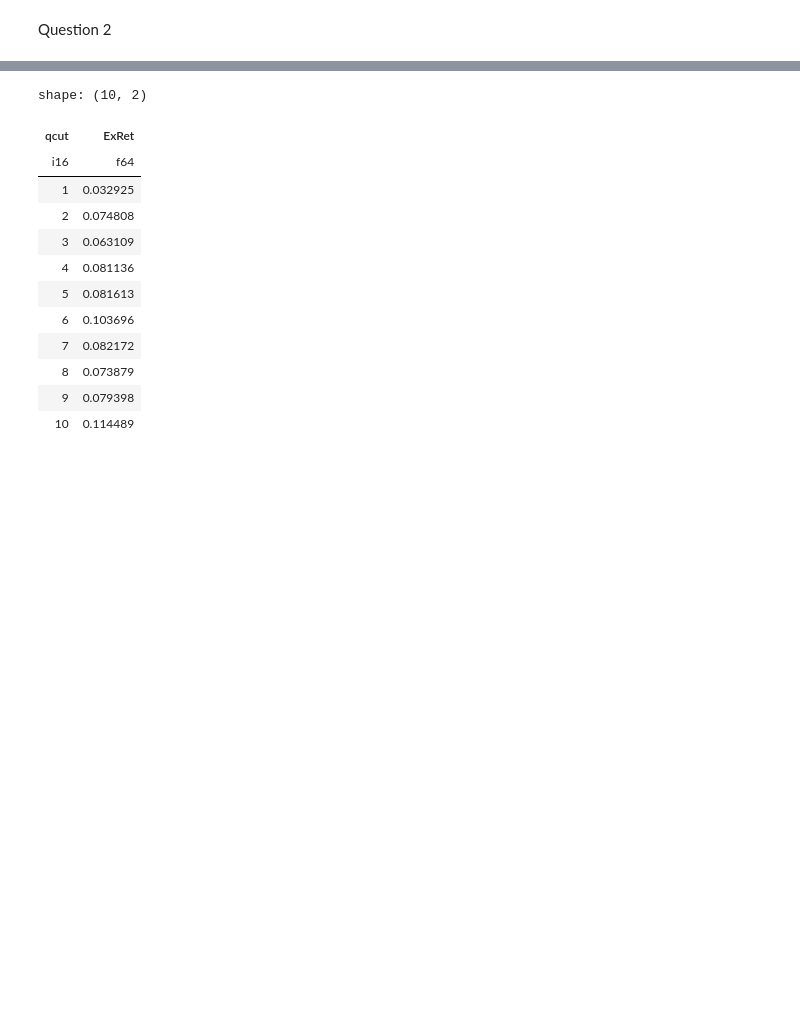
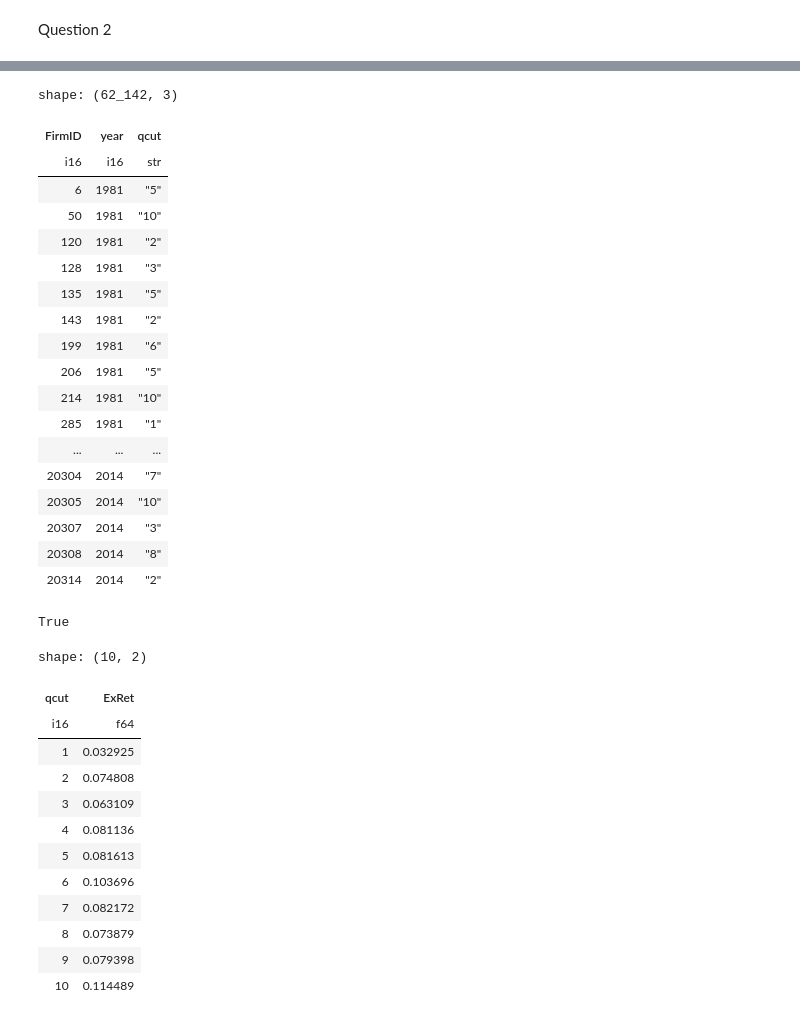
Before and after one commit to Huanyu-Liu/machine_learning, a Jupyter notebook: hw1/hw1.ipynb, the cells around one changed output, grey strips where cells are left out. Saved outputs shown, nothing was run; the diff lists cells and outputs as text; code cells hidden in the pictures; blank space fills up the shorter version.

```diff
--- a/hw1/hw1.ipynb
+++ b/hw1/hw1.ipynb
@@ -157,3 +162,30 @@ shape: (62_142, 18)
+# %%
+result_dl2
+# %% [output]
+shape: (62_142, 3)
+| FirmID | year | qcut |
+| i16 | i16 | str |
+| 6 | 1981 | "5" |
+| 50 | 1981 | "10" |
+| 120 | 1981 | "2" |
+| 128 | 1981 | "3" |
+| 135 | 1981 | "5" |
+| 143 | 1981 | "2" |
+| 199 | 1981 | "6" |
+| 206 | 1981 | "5" |
+| 214 | 1981 | "10" |
+| 285 | 1981 | "1" |
+| ... | ... | ... |
+| 20304 | 2014 | "7" |
+| 20305 | 2014 | "10" |
+| 20307 | 2014 | "3" |
+| 20308 | 2014 | "8" |
+| 20314 | 2014 | "2" |
+# %%
+result_dl_test.frame_equal(result_dl2)
+# result_dl_test.join(result_dl2, on=["FirmID", "year"]).filter(pl.col("qcut") == pl.col("qcut_right"))
+# %% [output]
+True
 # %%
 vw_issuance = result_dl.group_by(["qcut", "year"]).agg((pl.col("ExRet") * pl.col("MEwt")).sum() / pl.sum("MEwt"))
 vw_issuance = vw_issuance.group_by("qcut").agg(pl.col("ExRet").mean()).cast({"qcut": pl.Int16}).sort("qcut")
```
Also changed, not shown: parts of 10 cells of this notebook.
